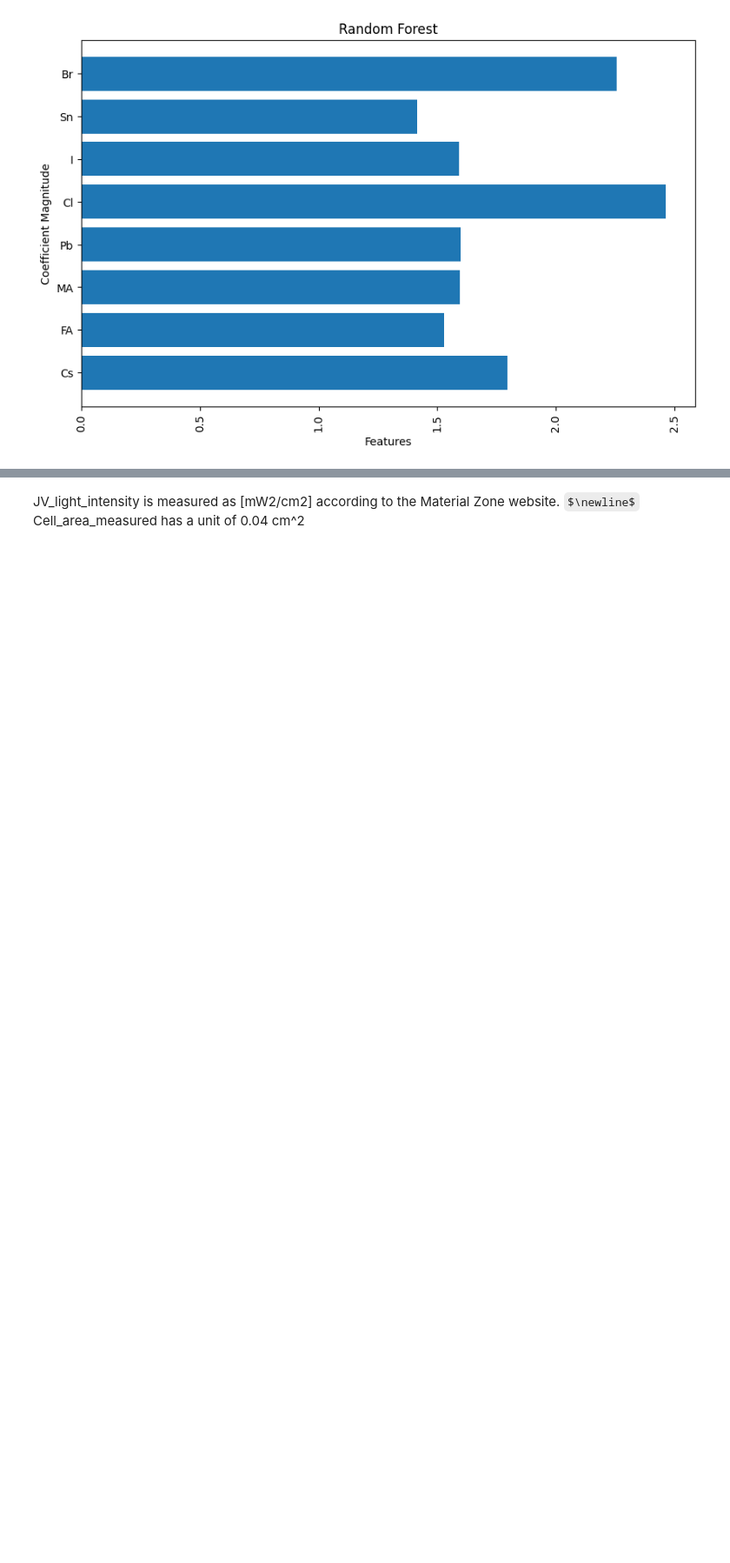
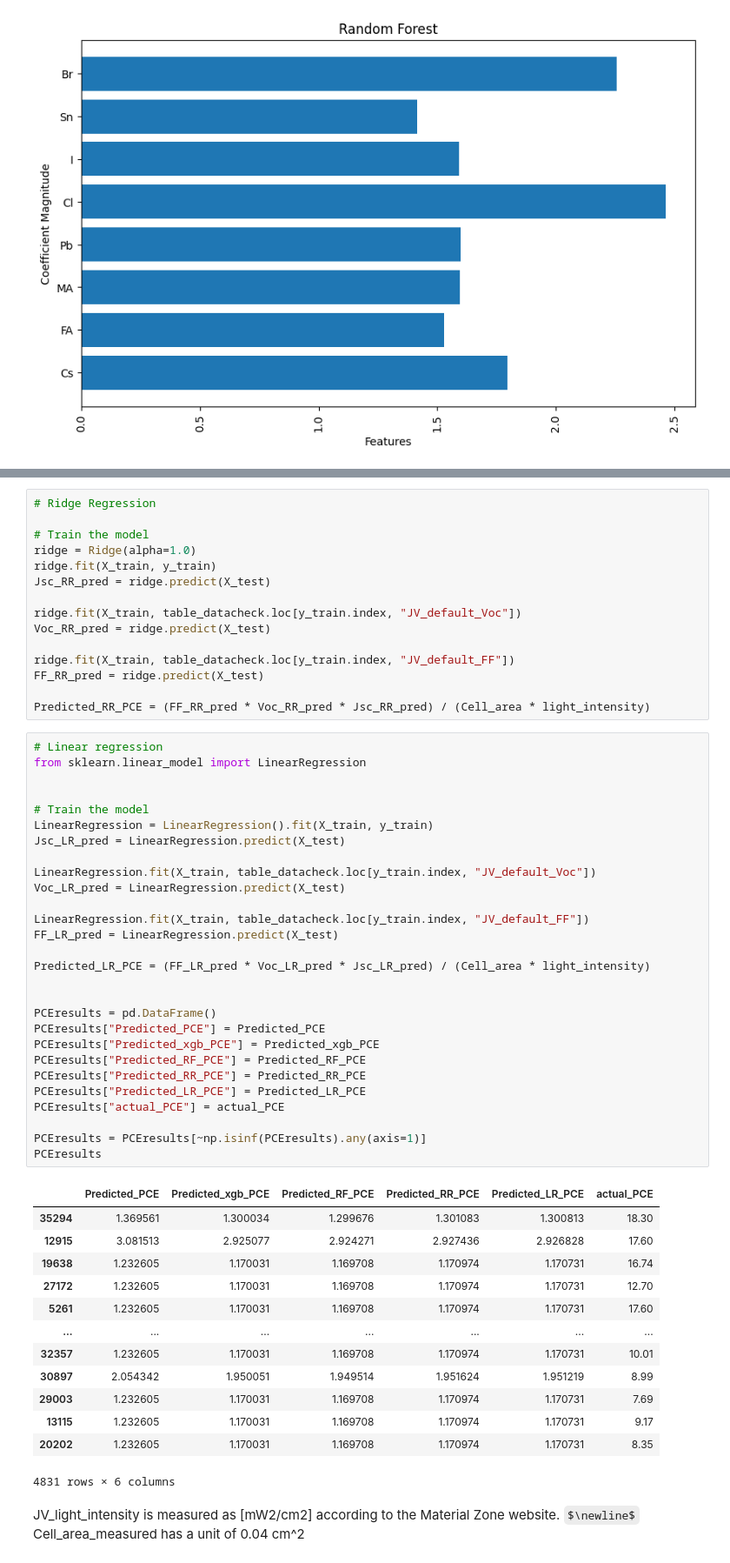
Before and after one commit to drcgreenland/PerovskiteML_project, a Jupyter notebook: replicating.ipynb, the cells around one changed output, grey strips where cells are left out. Shown: that part at 87% size. Cells and saved outputs as stored; diff of their text form; some formulas as TeX source; blank space fills up the shorter version.

Commit message:
finished predicting pce with 5 models

```diff
--- a/replicating.ipynb
+++ b/replicating.ipynb
@@ -557,3 +549,60 @@ IndexError: positional indexers are out-of-bounds
+# %%
+# Ridge Regression
+
+# Train the model
+ridge = Ridge(alpha=1.0)
+ridge.fit(X_train, y_train)
+Jsc_RR_pred = ridge.predict(X_test)
+
+ridge.fit(X_train, table_datacheck.loc[y_train.index, "JV_default_Voc"])
+Voc_RR_pred = ridge.predict(X_test)
+
+ridge.fit(X_train, table_datacheck.loc[y_train.index, "JV_default_FF"])
+FF_RR_pred = ridge.predict(X_test)
+
+Predicted_RR_PCE = (FF_RR_pred * Voc_RR_pred * Jsc_RR_pred) / (Cell_area * light_intensity)
+# %%
+# Linear regression
+from sklearn.linear_model import LinearRegression
+
+
+# Train the model
+LinearRegression = LinearRegression().fit(X_train, y_train)
+Jsc_LR_pred = LinearRegression.predict(X_test)
+
+LinearRegression.fit(X_train, table_datacheck.loc[y_train.index, "JV_default_Voc"])
+Voc_LR_pred = LinearRegression.predict(X_test)
+
+LinearRegression.fit(X_train, table_datacheck.loc[y_train.index, "JV_default_FF"])
+FF_LR_pred = LinearRegression.predict(X_test)
+
+Predicted_LR_PCE = (FF_LR_pred * Voc_LR_pred * Jsc_LR_pred) / (Cell_area * light_intensity)
+
+
+PCEresults = pd.DataFrame()
+PCEresults["Predicted_PCE"] = Predicted_PCE
+PCEresults["Predicted_xgb_PCE"] = Predicted_xgb_PCE
+PCEresults["Predicted_RF_PCE"] = Predicted_RF_PCE
+PCEresults["Predicted_RR_PCE"] = Predicted_RR_PCE
+PCEresults["Predicted_LR_PCE"] = Predicted_LR_PCE
+PCEresults["actual_PCE"] = actual_PCE
+
+PCEresults = PCEresults[~np.isinf(PCEresults).any(axis=1)]
+PCEresults
+# %% [output]
+|  | Predicted_PCE | Predicted_xgb_PCE | Predicted_RF_PCE | Predicted_RR_PCE | Predicted_LR_PCE | actual_PCE |
+| 35294 | 1.369561 | 1.300034 | 1.299676 | 1.301083 | 1.300813 | 18.30 |
+| 12915 | 3.081513 | 2.925077 | 2.924271 | 2.927436 | 2.926828 | 17.60 |
+| 19638 | 1.232605 | 1.170031 | 1.169708 | 1.170974 | 1.170731 | 16.74 |
+| 27172 | 1.232605 | 1.170031 | 1.169708 | 1.170974 | 1.170731 | 12.70 |
+| 5261 | 1.232605 | 1.170031 | 1.169708 | 1.170974 | 1.170731 | 17.60 |
+| ... | ... | ... | ... | ... | ... | ... |
+| 32357 | 1.232605 | 1.170031 | 1.169708 | 1.170974 | 1.170731 | 10.01 |
+| 30897 | 2.054342 | 1.950051 | 1.949514 | 1.951624 | 1.951219 | 8.99 |
+| 29003 | 1.232605 | 1.170031 | 1.169708 | 1.170974 | 1.170731 | 7.69 |
+| 13115 | 1.232605 | 1.170031 | 1.169708 | 1.170974 | 1.170731 | 9.17 |
+| 20202 | 1.232605 | 1.170031 | 1.169708 | 1.170974 | 1.170731 | 8.35 |
+4831 rows × 6 columns
 # %% [markdown]
 JV_light_intensity is measured as [mW2/cm2] according to the Material Zone website.
 $\newline$
```
Also changed, not shown: parts of 5 cells of this notebook.
